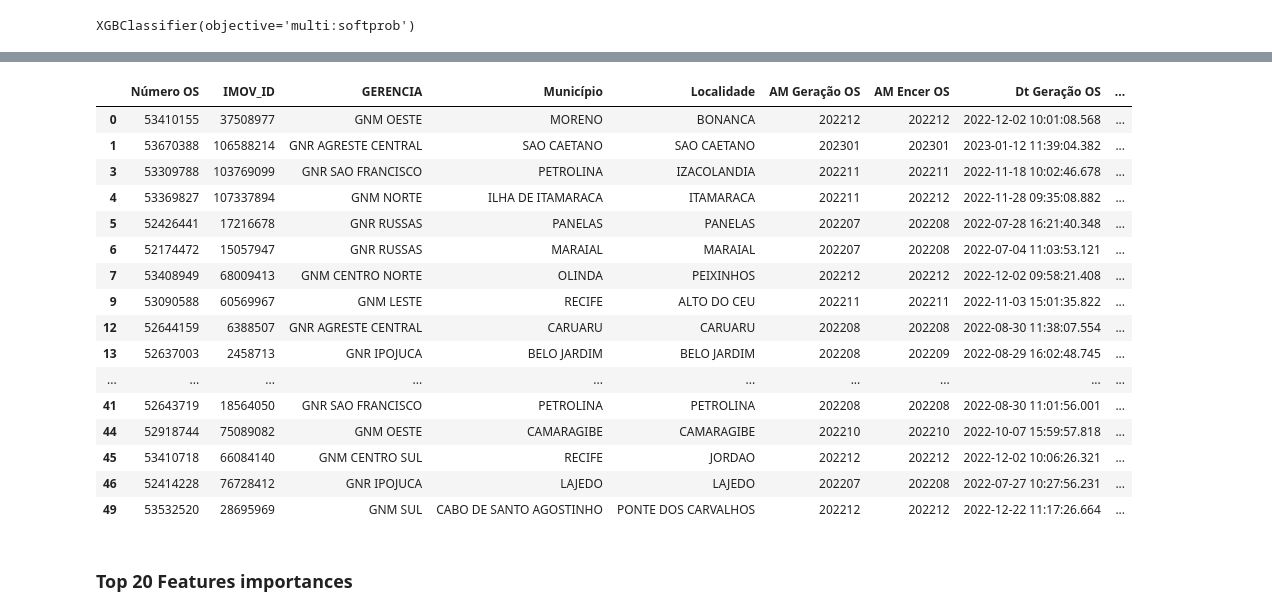
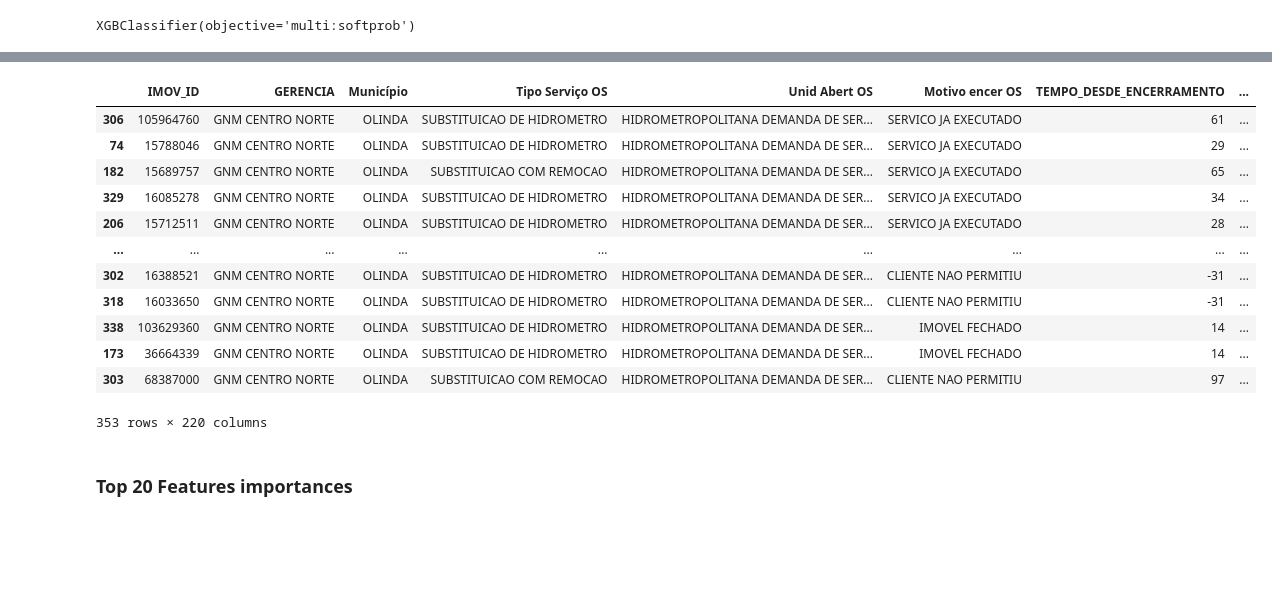
Before and after one commit to Kathyllen/Compesa, a Jupyter notebook: Estudo_De_Encerramentos.ipynb, the cells around one changed output, grey strips where cells are left out. Cells and saved outputs as stored; diff of their text form; code cells hidden in the pictures; blank space fills up the shorter version.

```diff
--- a/Estudo_De_Encerramentos.ipynb
+++ b/Estudo_De_Encerramentos.ipynb
@@ -181,5 +256,7 @@ Confusion Matrix:
 # %%
 X_pred = x_vec_com_tudo_pred.loc[: , x_vec_com_tudo_pred.columns[x_vec_com_tudo_pred.columns.isin(X)]]
+
+x_pred = x_vec_com_tudo_pred.loc[: , x_vec_com_tudo_pred.columns[x_vec_com_tudo_pred.columns.isin(x)]]
 
 y_pred_x = reg.predict(X_pred)
 
@@ -208,2 +264,4 @@ X_pred
 # %%
-predicted_df = pd.concat([predict_df.iloc[:, :8].reset_index().drop(columns='index'), pd.Series(y_pred_x, name = 'Predição')], axis = 1)
+previsões = pd.concat([multi.inverse_transform(x_pred).reset_index().drop(columns='index'),
+                       pd.Series(y_pred_x, name = 'Predição'),
+                       pd.Series(reg.predict_proba(X_pred)[:,1], name = 'Probabilidade')], axis = 1)
@@ -212,20 +268,16 @@ predicted_df.to_csv('Previsões OS de Encerramento.csv')
-# %%
-predicted_df[predicted_df['Predição'] == 0]
-# %% [output]
-|  | Número OS | IMOV_ID | GERENCIA | Município | Localidade | AM Geração OS | AM Encer OS | Dt Geração OS | ... |
-| 0 | 53410155 | 37508977 | GNM OESTE | MORENO | BONANCA | 202212 | 202212 | 2022-12-02 10:01:08.568 | ... |
-| 1 | 53670388 | 106588214 | GNR AGRESTE CENTRAL | SAO CAETANO | SAO CAETANO | 202301 | 202301 | 2023-01-12 11:39:04.382 | ... |
-| 3 | 53309788 | 103769099 | GNR SAO FRANCISCO | PETROLINA | IZACOLANDIA | 202211 | 202211 | 2022-11-18 10:02:46.678 | ... |
-| 4 | 53369827 | 107337894 | GNM NORTE | ILHA DE ITAMARACA | ITAMARACA | 202211 | 202212 | 2022-11-28 09:35:08.882 | ... |
-| 5 | 52426441 | 17216678 | GNR RUSSAS | PANELAS | PANELAS | 202207 | 202208 | 2022-07-28 16:21:40.348 | ... |
-| 6 | 52174472 | 15057947 | GNR RUSSAS | MARAIAL | MARAIAL | 202207 | 202208 | 2022-07-04 11:03:53.121 | ... |
-| 7 | 53408949 | 68009413 | GNM CENTRO NORTE | OLINDA | PEIXINHOS | 202212 | 202212 | 2022-12-02 09:58:21.408 | ... |
-| 9 | 53090588 | 60569967 | GNM LESTE | RECIFE | ALTO DO CEU | 202211 | 202211 | 2022-11-03 15:01:35.822 | ... |
-| 12 | 52644159 | 6388507 | GNR AGRESTE CENTRAL | CARUARU | CARUARU | 202208 | 202208 | 2022-08-30 11:38:07.554 | ... |
-| 13 | 52637003 | 2458713 | GNR IPOJUCA | BELO JARDIM | BELO JARDIM | 202208 | 202209 | 2022-08-29 16:02:48.745 | ... |
-| ... | ... | ... | ... | ... | ... | ... | ... | ... | ... |
-| 41 | 52643719 | 18564050 | GNR SAO FRANCISCO | PETROLINA | PETROLINA | 202208 | 202208 | 2022-08-30 11:01:56.001 | ... |
-| 44 | 52918744 | 75089082 | GNM OESTE | CAMARAGIBE | CAMARAGIBE | 202210 | 202210 | 2022-10-07 15:59:57.818 | ... |
-| 45 | 53410718 | 66084140 | GNM CENTRO SUL | RECIFE | JORDAO | 202212 | 202212 | 2022-12-02 10:06:26.321 | ... |
-| 46 | 52414228 | 76728412 | GNR IPOJUCA | LAJEDO | LAJEDO | 202207 | 202208 | 2022-07-27 10:27:56.231 | ... |
-| 49 | 53532520 | 28695969 | GNM SUL | CABO DE SANTO AGOSTINHO | PONTE DOS CARVALHOS | 202212 | 202212 | 2022-12-22 11:17:26.664 | ... |
+# %%
+previsões.sort_values(by='Probabilidade', ascending = False)
+# %% [output]
+|  | IMOV_ID | GERENCIA | Município | Tipo Serviço OS | Unid Abert OS | Motivo encer OS | TEMPO_DESDE_ENCERRAMENTO | ... |
+| 306 | 105964760 | GNM CENTRO NORTE | OLINDA | SUBSTITUICAO DE HIDROMETRO | HIDROMETROPOLITANA DEMANDA DE SER... | SERVICO JA EXECUTADO | 61 | ... |
+| 74 | 15788046 | GNM CENTRO NORTE | OLINDA | SUBSTITUICAO DE HIDROMETRO | HIDROMETROPOLITANA DEMANDA DE SER... | SERVICO JA EXECUTADO | 29 | ... |
+| 182 | 15689757 | GNM CENTRO NORTE | OLINDA | SUBSTITUICAO COM REMOCAO | HIDROMETROPOLITANA DEMANDA DE SER... | SERVICO JA EXECUTADO | 65 | ... |
+| 329 | 16085278 | GNM CENTRO NORTE | OLINDA | SUBSTITUICAO DE HIDROMETRO | HIDROMETROPOLITANA DEMANDA DE SER... | SERVICO JA EXECUTADO | 34 | ... |
+| 206 | 15712511 | GNM CENTRO NORTE | OLINDA | SUBSTITUICAO DE HIDROMETRO | HIDROMETROPOLITANA DEMANDA DE SER... | SERVICO JA EXECUTADO | 28 | ... |
+| ... | ... | ... | ... | ... | ... | ... | ... | ... |
+| 302 | 16388521 | GNM CENTRO NORTE | OLINDA | SUBSTITUICAO DE HIDROMETRO | HIDROMETROPOLITANA DEMANDA DE SER... | CLIENTE NAO PERMITIU | -31 | ... |
+| 318 | 16033650 | GNM CENTRO NORTE | OLINDA | SUBSTITUICAO DE HIDROMETRO | HIDROMETROPOLITANA DEMANDA DE SER... | CLIENTE NAO PERMITIU | -31 | ... |
+| 338 | 103629360 | GNM CENTRO NORTE | OLINDA | SUBSTITUICAO DE HIDROMETRO | HIDROMETROPOLITANA DEMANDA DE SER... | IMOVEL FECHADO | 14 | ... |
+| 173 | 36664339 | GNM CENTRO NORTE | OLINDA | SUBSTITUICAO DE HIDROMETRO | HIDROMETROPOLITANA DEMANDA DE SER... | IMOVEL FECHADO | 14 | ... |
+| 303 | 68387000 | GNM CENTRO NORTE | OLINDA | SUBSTITUICAO COM REMOCAO | HIDROMETROPOLITANA DEMANDA DE SER... | CLIENTE NAO PERMITIU | 97 | ... |
+353 rows × 220 columns
```
Also changed, not shown: parts of 23 cells of this notebook.
